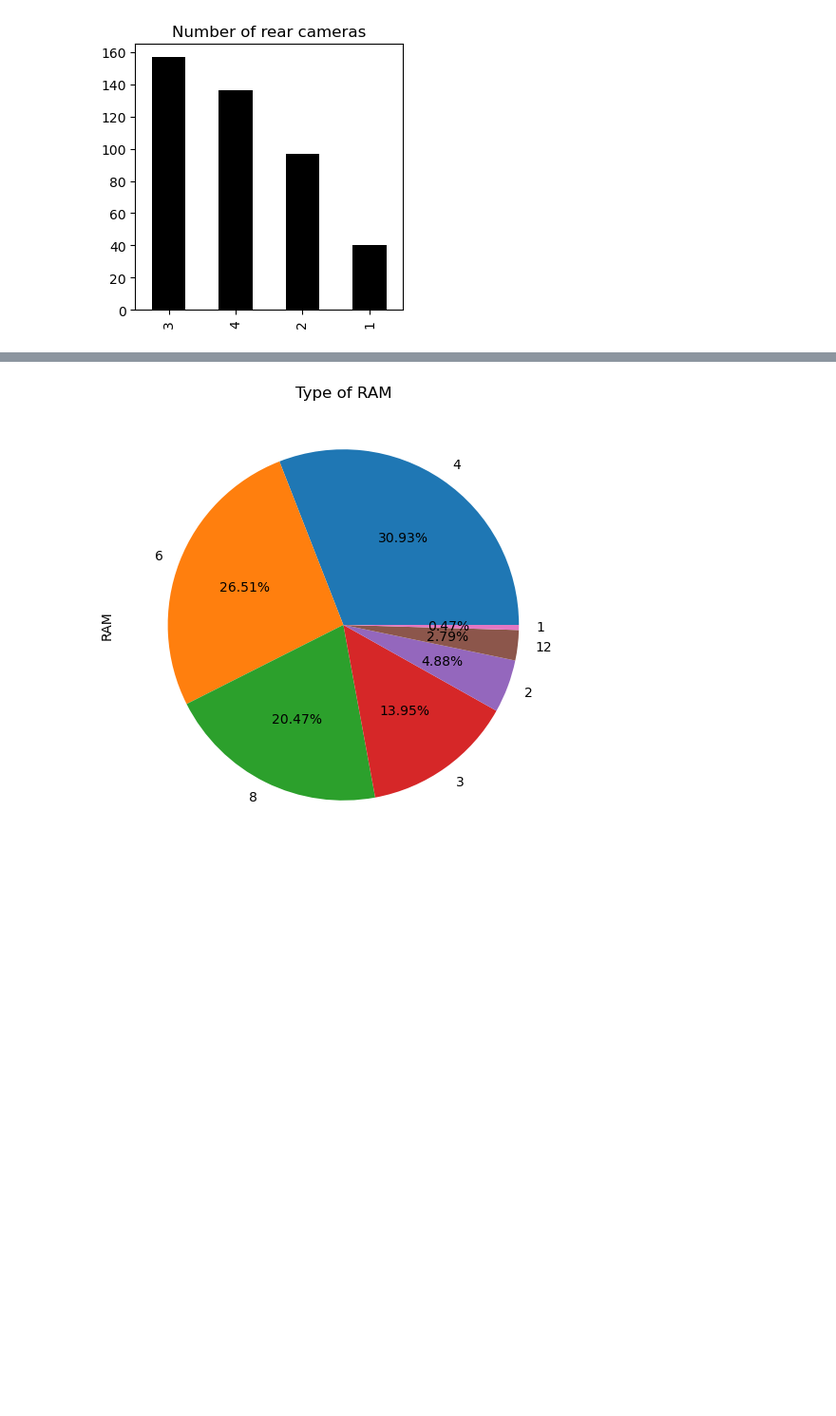
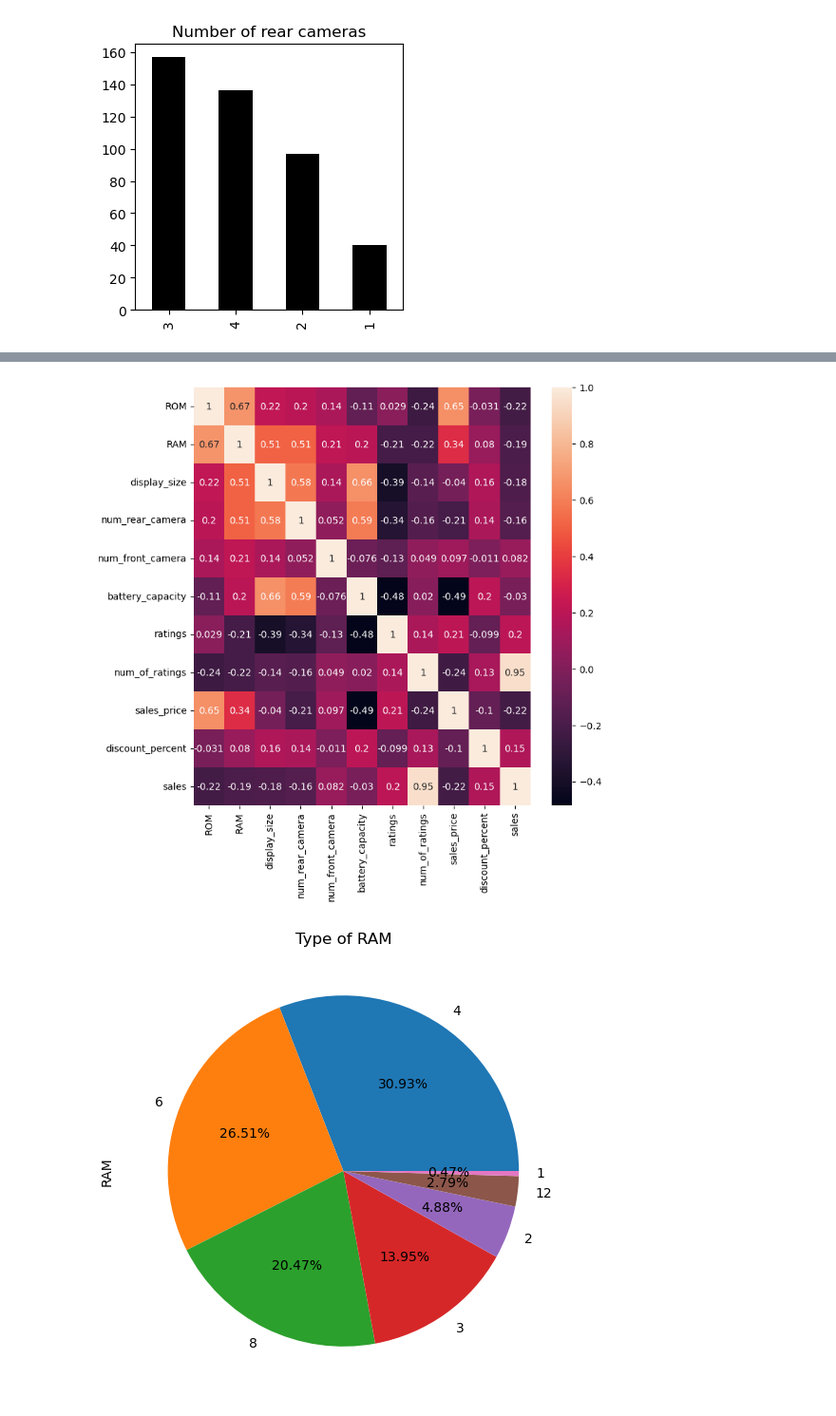
Before and after one commit to NandeshRinge/Nandesh-Assignments, a Jupyter notebook: AWP Project.ipynb, the cells around one changed output, grey strips where cells are left out. Shown at 95% size. Cells and saved outputs as stored; diff of their text form; code cells hidden in the pictures; blank space fills up the shorter version.

```diff
--- a/AWP Project.ipynb
+++ b/AWP Project.ipynb
@@ -143,6 +143,12 @@ df.corr()
 | sales_price | 0.653686 | 0.339269 | -0.039588 | -0.209523 | 0.096949 | -0.485731 | 0.209435 | ... |
 | discount_percent | -0.031086 | 0.079932 | 0.155390 | 0.142927 | -0.011453 | 0.202619 | -0.098943 | ... |
 | sales | -0.219048 | -0.190557 | -0.182469 | -0.160202 | 0.081543 | -0.030358 | 0.204377 | ... |
+# %%
+plt.figure(figsize=(8,8))
+sns.heatmap(df.corr(),annot=True)
+plt.show()
+# %% [output]
+[figure, added]
 # %%
 df["RAM"].value_counts().plot(kind="pie",figsize=(6,6),autopct='%.2f%%')
 plt.title("Type of RAM")
```
Also changed, not shown: parts of 9 cells of this notebook.
